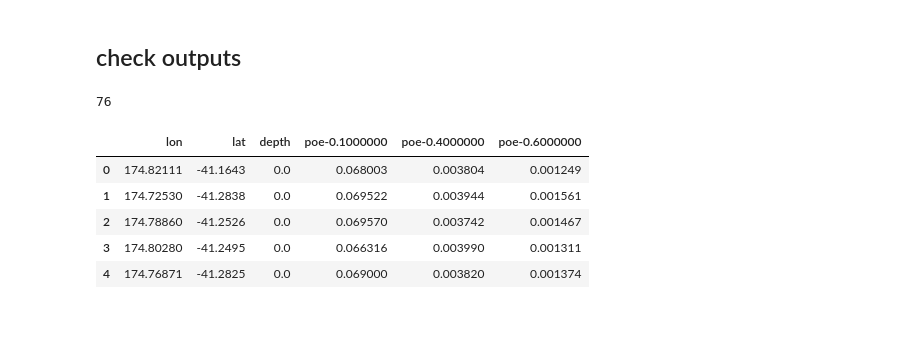
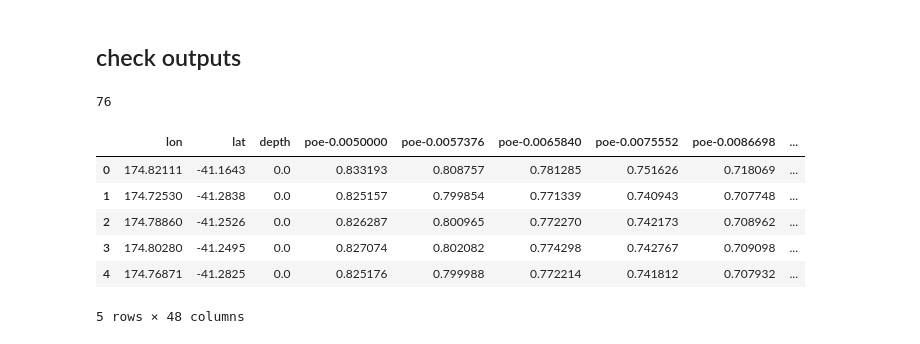
Before and after one commit to 37stu37/OpenQuake, a Jupyter notebook: OpenQuake_FFE.ipynb, the cells around one changed output. Saved outputs shown, nothing was run; the diff lists cells and outputs as text; code cells hidden in the pictures.

```diff
--- a/OpenQuake_FFE.ipynb
+++ b/OpenQuake_FFE.ipynb
@@ -34,3 +33,5 @@ folder = Path('/content/drive/My Drive/Colab Notebooks/01_Repository/OpenQuake/o
+# %%
+folder = Path('/Users/alex/Dropbox/Work/Repository/OpenQuake')
 # %%
 os.chdir(folder)
 !pwd
@@ -120,19 +149,20 @@ plt.style.use('seaborn-colorblind')
 # %% [markdown]
 ## check outputs
 # %%
-hzdCurves = pd.read_csv(output / 'hazard_curve-mean-PGA_2.csv', header = 1)
-events = pd.read_csv(output / 'events_2.csv')
-gmf = pd.read_csv(output / 'gmf-data_2.csv')
+hzdCurves = pd.read_csv(output / 'hazard_curve-mean-PGA_1.csv', header = 1)
+events = pd.read_csv(output / 'events_1.csv')
+gmf = pd.read_csv(output / 'gmf-data_1.csv')
 # %%
 len(hzdCurves)
 # %% [output]
 76
 # %%
-hzdCurves.iloc[:5,:6]
+hzdCurves.iloc[:5,:]
 # %% [output]
-|  | lon | lat | depth | poe-0.1000000 | poe-0.4000000 | poe-0.6000000 |
-| 0 | 174.82111 | -41.1643 | 0.0 | 0.068003 | 0.003804 | 0.001249 |
-| 1 | 174.72530 | -41.2838 | 0.0 | 0.069522 | 0.003944 | 0.001561 |
-| 2 | 174.78860 | -41.2526 | 0.0 | 0.069570 | 0.003742 | 0.001467 |
-| 3 | 174.80280 | -41.2495 | 0.0 | 0.066316 | 0.003990 | 0.001311 |
-| 4 | 174.76871 | -41.2825 | 0.0 | 0.069000 | 0.003820 | 0.001374 |
+|  | lon | lat | depth | poe-0.0050000 | poe-0.0057376 | poe-0.0065840 | poe-0.0075552 | poe-0.0086698 | ... |
+| 0 | 174.82111 | -41.1643 | 0.0 | 0.833193 | 0.808757 | 0.781285 | 0.751626 | 0.718069 | ... |
+| 1 | 174.72530 | -41.2838 | 0.0 | 0.825157 | 0.799854 | 0.771339 | 0.740943 | 0.707748 | ... |
+| 2 | 174.78860 | -41.2526 | 0.0 | 0.826287 | 0.800965 | 0.772270 | 0.742173 | 0.708962 | ... |
+| 3 | 174.80280 | -41.2495 | 0.0 | 0.827074 | 0.802082 | 0.774298 | 0.742767 | 0.709098 | ... |
+| 4 | 174.76871 | -41.2825 | 0.0 | 0.825176 | 0.799988 | 0.772214 | 0.741812 | 0.707932 | ... |
+5 rows × 48 columns
```
Also changed, not shown: parts of 18 cells of this notebook, 1 other file.
